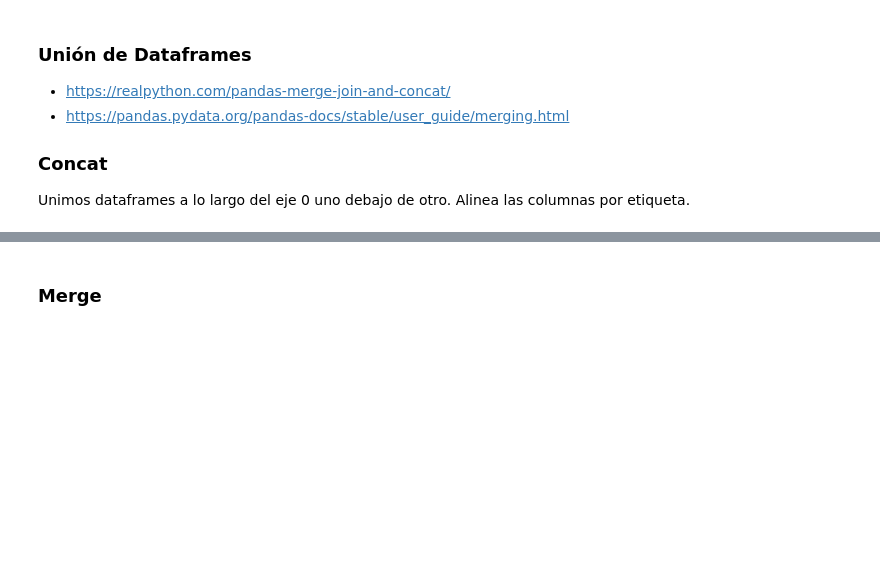
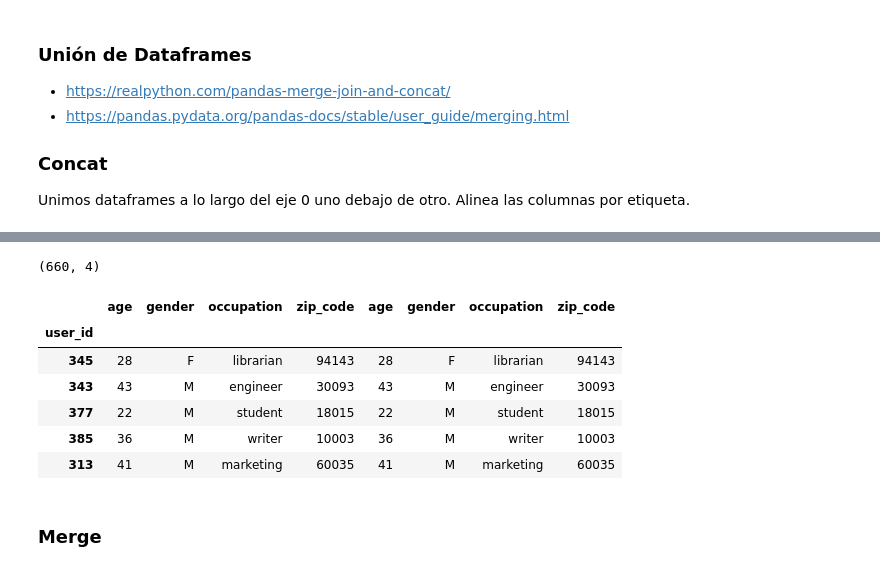
Before and after one commit to Pomilusky/apuntes_clase, a Jupyter notebook: semana_2/4-pandas.ipynb, the cells around one changed output, grey strips where cells are left out. Saved outputs shown, nothing was run; the diff lists cells and outputs as text; code cells hidden in the pictures; blank space fills up the shorter version.

```diff
--- a/semana_2/4-pandas.ipynb
+++ b/semana_2/4-pandas.ipynb
@@ -1953,0 +1624,4 @@ Unimos dataframes a lo largo del eje 0 uno debajo de otro. Alinea las columnas p
+# %%
+df = pd.read_csv('https://raw.githubusercontent.com/justmarkham/DAT8/master/data/u.user',
+                             sep='|',
+                             index_col='user_id')
@@ -1953,0 +1638,3 @@ Unimos dataframes a lo largo del eje 0 uno debajo de otro. Alinea las columnas p
+# %%
+uno=df.sample(frac=0.3)
+dos=df.sample(frac=0.4)
@@ -1954,5 +1675,23 @@ Unimos dataframes a lo largo del eje 0 uno debajo de otro. Alinea las columnas p
+# %%
+concatenado=pd.concat([uno, dos])
+
+concatenado.shape
+# %% [output]
+(660, 4)
 # %%
 # Podemos concatenar uno al lado del otro pero tienen que tener el mismo número de filas
+# %%
+concat_h=pd.concat([uno, uno], axis=1)
+# %%
+concat_h.head()
+# %% [output]
+|  | age | gender | occupation | zip_code | age | gender | occupation | zip_code |
+| user_id |  |  |  |  |  |  |  |  |
+| 345 | 28 | F | librarian | 94143 | 28 | F | librarian | 94143 |
+| 343 | 43 | M | engineer | 30093 | 43 | M | engineer | 30093 |
+| 377 | 22 | M | student | 18015 | 22 | M | student | 18015 |
+| 385 | 36 | M | writer | 10003 | 36 | M | writer | 10003 |
+| 313 | 41 | M | marketing | 60035 | 41 | M | marketing | 60035 |
 # %% [markdown]
 ### Merge
 # %% [markdown]
```
Also changed, not shown: parts of 100 cells of this notebook, 23 other files.
